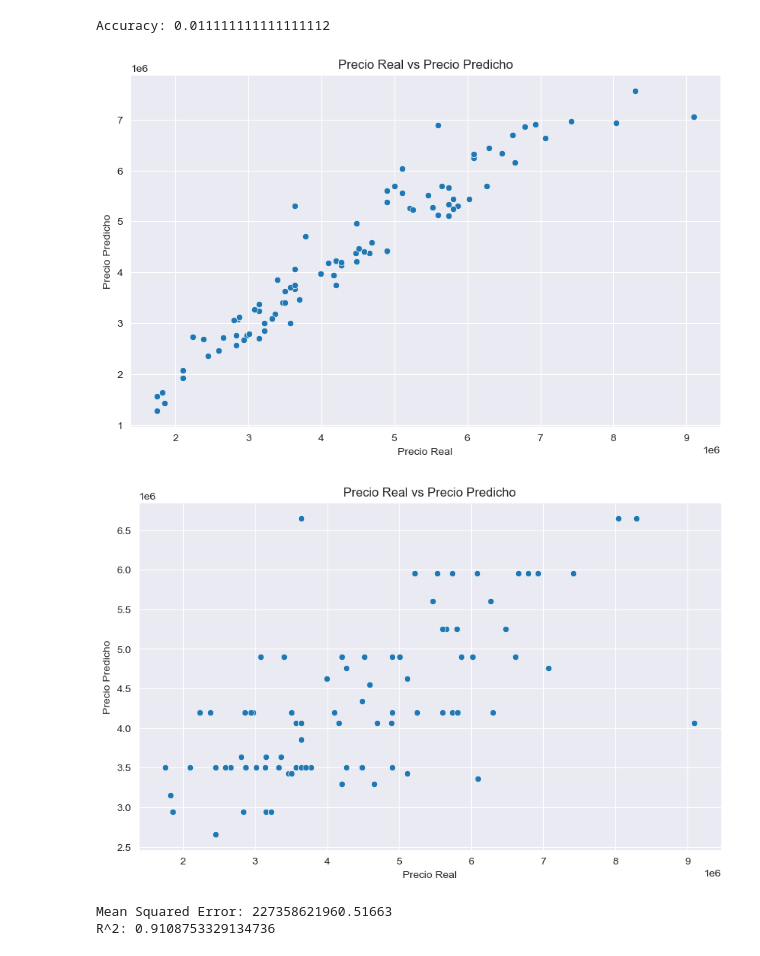
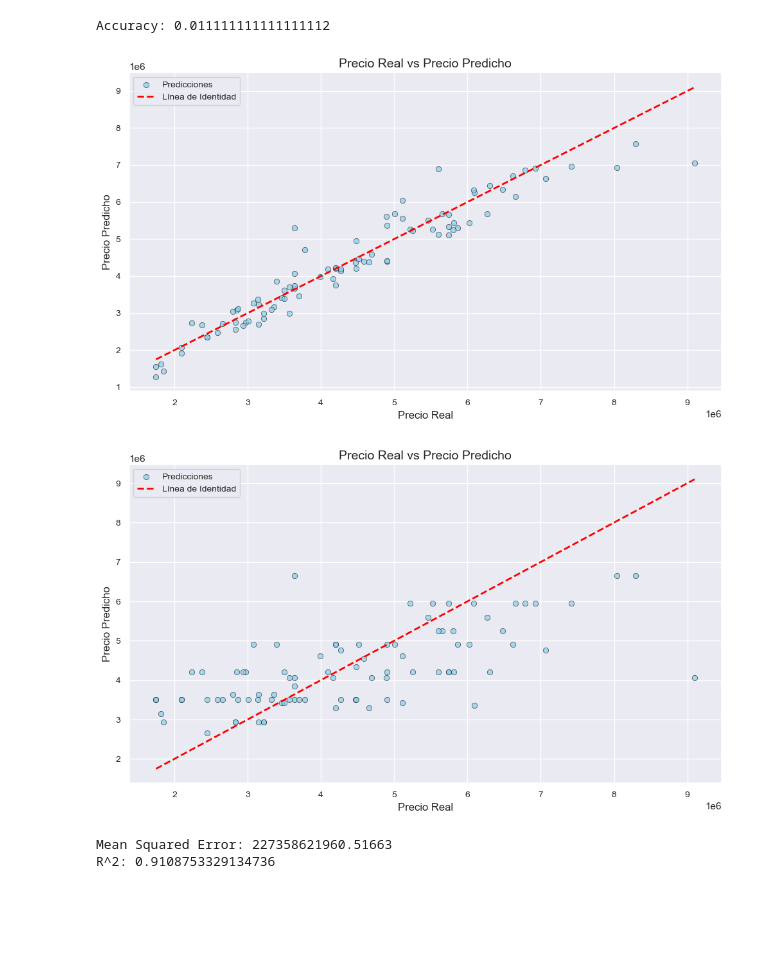
Before and after one commit to federojasc/Electric_Cars_Project, a Jupyter notebook: Housing_Price_Prediction/Housing_Price_Prediction.ipynb, the cells around one changed output. Drawn from its saved outputs; the diff is of its cells as text; code cells hidden in the pictures; blank space fills up the shorter version.

```diff
--- a/Housing_Price_Prediction/Housing_Price_Prediction.ipynb
+++ b/Housing_Price_Prediction/Housing_Price_Prediction.ipynb
@@ -210,8 +210,14 @@ sns.boxplot(x=df['Area'])
 # %%
-#Visualizar la distribución de las columnas con kde
+sns.set(style="darkgrid")
+
+# Visualizar la distribución de las columnas con kde
 plt.figure(figsize=(10, 6))
-sns.kdeplot(data=df['Precio'], shade=True)
-plt.title('Distribución de la columna price')
+sns.kdeplot(data=df['Precio'], shade=True, color='skyblue', alpha=0.7)
+plt.title('Distribución de la columna "Precio"', fontsize=14)
+plt.xlabel('Precio', fontsize=12)
+plt.ylabel('Densidad', fontsize=12)
+plt.tick_params(axis='both', which='major', labelsize=10)
+plt.tight_layout()
 plt.show()
 # %% [output]
 `shade` is now deprecated in favor of `fill`; setting `fill=True`.
@@ -222,7 +228,14 @@ This will become an error in seaborn v0.14.0; please update your code.
 # %%
+sns.set(style="darkgrid")
+
+# Visualizar la distribución de las columnas con kde
 plt.figure(figsize=(10, 6))
-sns.kdeplot(data=df['Area'], shade=True)
-plt.title('Distribución de la columna area')
+sns.kdeplot(data=df['Area'], shade=True, color='skyblue', alpha=0.7)
+plt.title('Distribución de la columna "Precio"', fontsize=14)
+plt.xlabel('Precio', fontsize=12)
+plt.ylabel('Densidad', fontsize=12)
+plt.tick_params(axis='both', which='major', labelsize=10)
+plt.tight_layout()
 plt.show()
 # %% [output]
 `shade` is now deprecated in favor of `fill`; setting `fill=True`.
@@ -398,25 +459,37 @@ print("Accuracy:", accuracy)
 # %% [output]
 Accuracy: 0.011111111111111112
 # %%
+sns.set_style("darkgrid")
+
 # Chequea linealidad entre Xs e Y
 plt.figure(figsize=(10, 6))
-sns.scatterplot(x=y_test, y=y_pred_lr)
-plt.xlabel('Precio Real')
-plt.ylabel('Precio Predicho')
-plt.title('Precio Real vs Precio Predicho')
+sns.scatterplot(x=y_test, y=y_pred_lr, color='skyblue', alpha=0.7, edgecolor='black', linewidth=0.5)
+plt.plot([min(y_test), max(y_test)], [min(y_test), max(y_test)], color='red', linestyle='--', lw=2)
+plt.xlabel('Precio Real', fontsize=12)
+plt.ylabel('Precio Predicho', fontsize=12)
+plt.title('Precio Real vs Precio Predicho', fontsize=14)
+plt.tick_params(axis='both', which='major', labelsize=10)
+plt.legend(['Predicciones', 'Línea de Identidad'], loc='upper left', fontsize=10)
+plt.tight_layout()
 plt.show()
 # %% [output]
-[figure, old version]
+[figure, new version]
 # %%
+sns.set_style("darkgrid")
+
 # Chequea linealidad entre Xs e Y
 plt.figure(figsize=(10, 6))
-sns.scatterplot(x=y_test, y=y_pred_log)
-plt.xlabel('Precio Real')
-plt.ylabel('Precio Predicho')
-plt.title('Precio Real vs Precio Predicho')
+sns.scatterplot(x=y_test, y=y_pred_log, color='skyblue', alpha=0.7, edgecolor='black', linewidth=0.5)
+plt.plot([min(y_test), max(y_test)], [min(y_test), max(y_test)], color='red', linestyle='--', lw=2)
+plt.xlabel('Precio Real', fontsize=12)
+plt.ylabel('Precio Predicho', fontsize=12)
+plt.title('Precio Real vs Precio Predicho', fontsize=14)
+plt.tick_params(axis='both', which='major', labelsize=10)
+plt.legend(['Predicciones', 'Línea de Identidad'], loc='upper left', fontsize=10)
+plt.tight_layout()
 plt.show()
 # %% [output]
-[figure, old version]
+[figure, new version]
 # %%
 # Improve metric--> adding new features (Feature engineering
 df['TotalRooms'] = df['Habitaciones'] + df['Baños']
```
Also changed, not shown: parts of 10 cells of this notebook.
